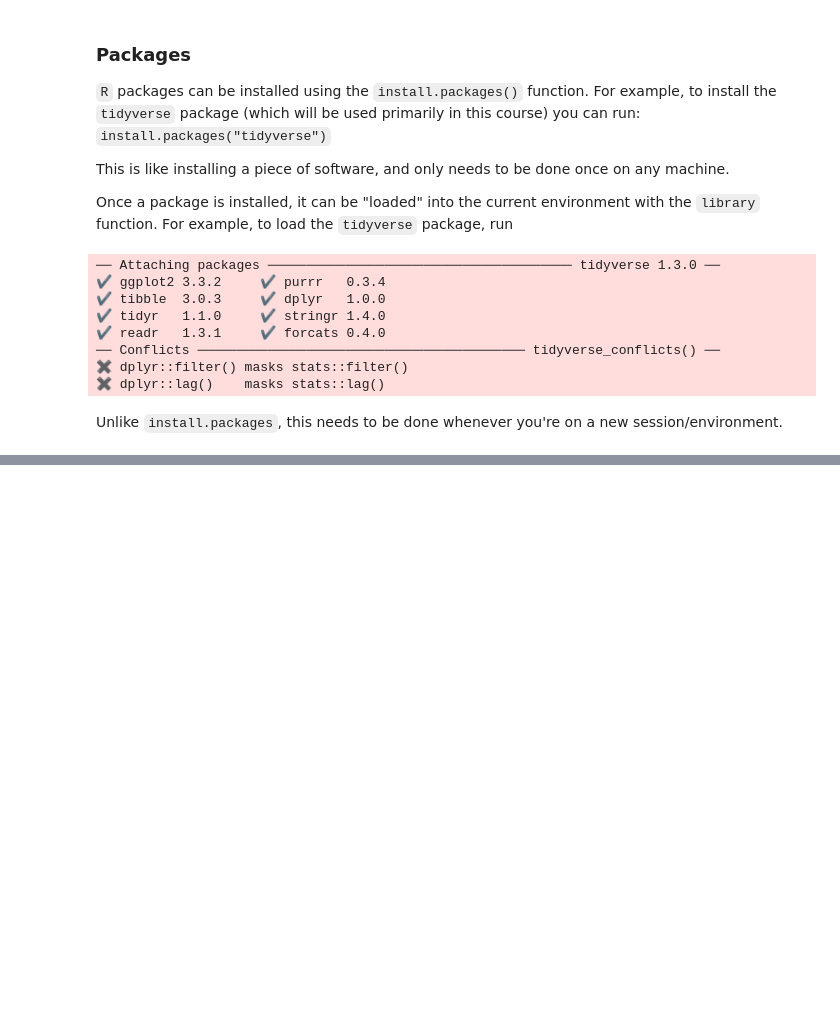
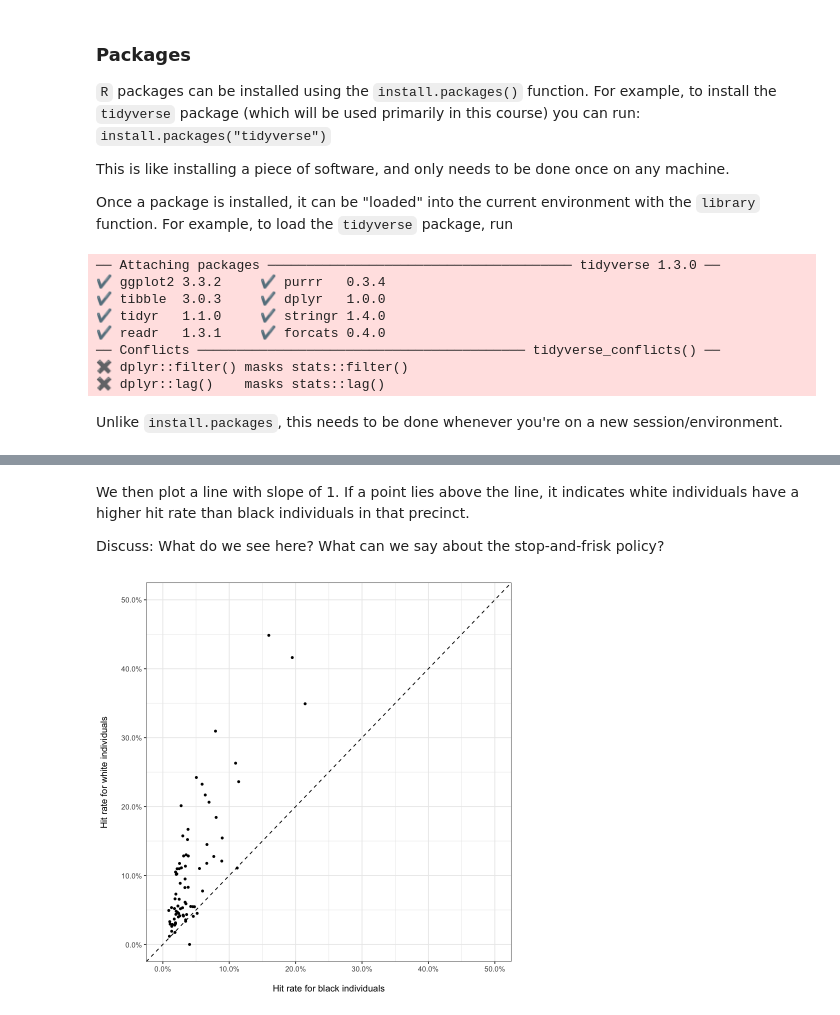
Before and after one commit to stanford-policylab/law-order-algo-2021, a Jupyter notebook: labs/week-1-r_intro-answers.ipynb, the cells around one changed output, grey strips where cells are left out. Cells and saved outputs as stored; diff of their text form; code cells hidden in the pictures; blank space fills up the shorter version.

```diff
--- a/labs/week-1-r_intro-answers.ipynb
+++ b/labs/week-1-r_intro-answers.ipynb
@@ -304,0 +351,16 @@ Unlike `install.packages`, this needs to be done whenever you're on a new sessio
+# %% [markdown]
+We then plot a line with slope of 1. If a point lies above the line, it indicates white individuals have a higher hit rate than black individuals in that precinct.
+
+Discuss: What do we see here? What can we say about the stop-and-frisk policy?
+# %%
+p <- ggplot(data=hitrate_by_precinct, aes(x=black, y=white)) +
+  geom_point(size=1) +
+  geom_abline(slope=1, intercept=0, linetype='dashed') +
+  scale_x_continuous('\nHit rate for black individuals',
+                     labels=scales::percent, limits=c(0, .5)) +
+  scale_y_continuous('Hit rate for white individuals\n',
+                     labels=scales::percent, limits=c(0, .5))
+
+p
+# %% [output]
+[figure, added]
```
Also changed, not shown: parts of 9 cells of this notebook, 2 other files.
